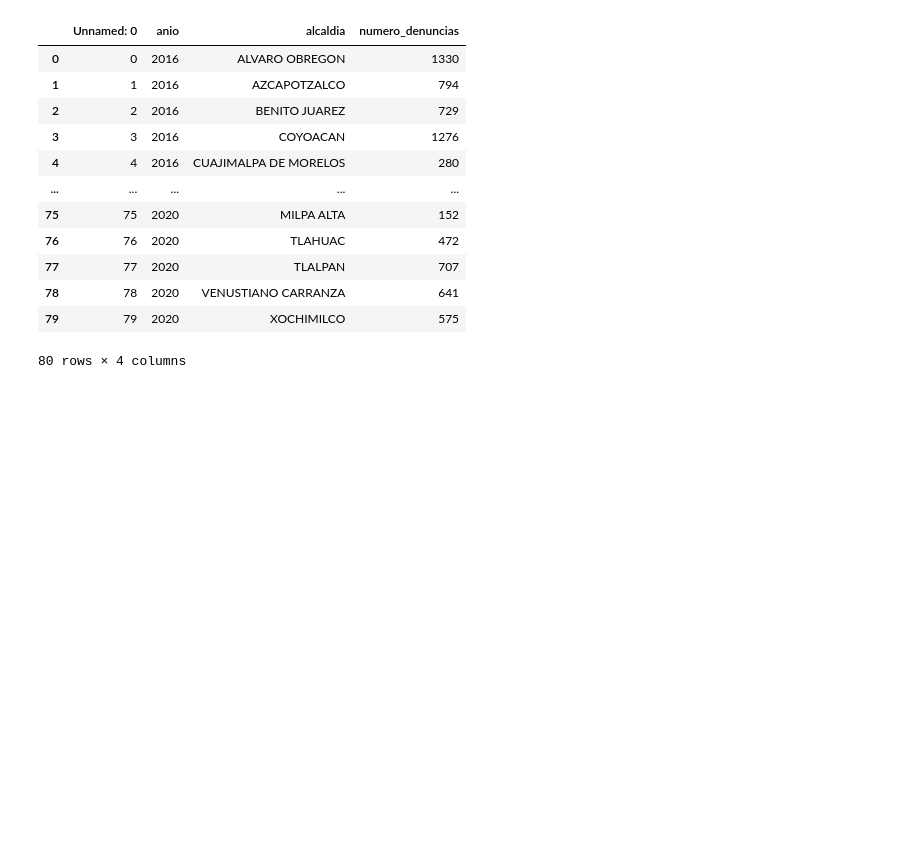
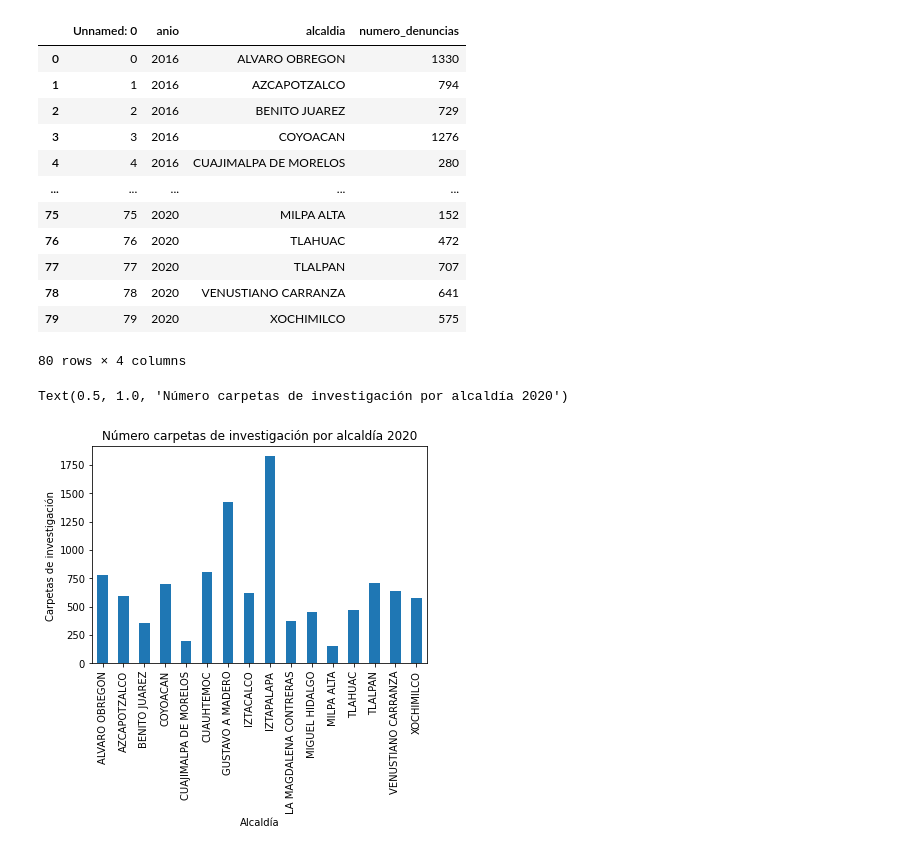
Before and after one commit to prope-2020-gh-classroom/practica-final-por-equipos-verano-2020-itam-patyua, a Jupyter notebook: Descriptivos2.ipynb, the cells around one changed output. Drawn from its saved outputs; the diff is of its cells as text; code cells hidden in the pictures; blank space fills up the shorter version.

Commit message:
barras alcaldia #5

```diff
--- a/Descriptivos2.ipynb
+++ b/Descriptivos2.ipynb
@@ -21,4 +21,12 @@ violencia
 | 78 | 78 | 2020 | VENUSTIANO CARRANZA | 641 |
 | 79 | 79 | 2020 | XOCHIMILCO | 575 |
 80 rows × 4 columns
+# %%
+plot = violencia[violencia.anio == 2020].groupby("alcaldia")["numero_denuncias"].sum().plot(kind="bar")
+plt.ylabel("Carpetas de investigación ")
+plt.xlabel("Alcaldía")
+plt.title("Número carpetas de investigación por alcaldía 2020")
+# %% [output]
+Text(0.5, 1.0, 'Número carpetas de investigación por alcaldía 2020')
+[figure, added]
 # %%
```
Also changed, not shown: parts of 2 cells of this notebook.
